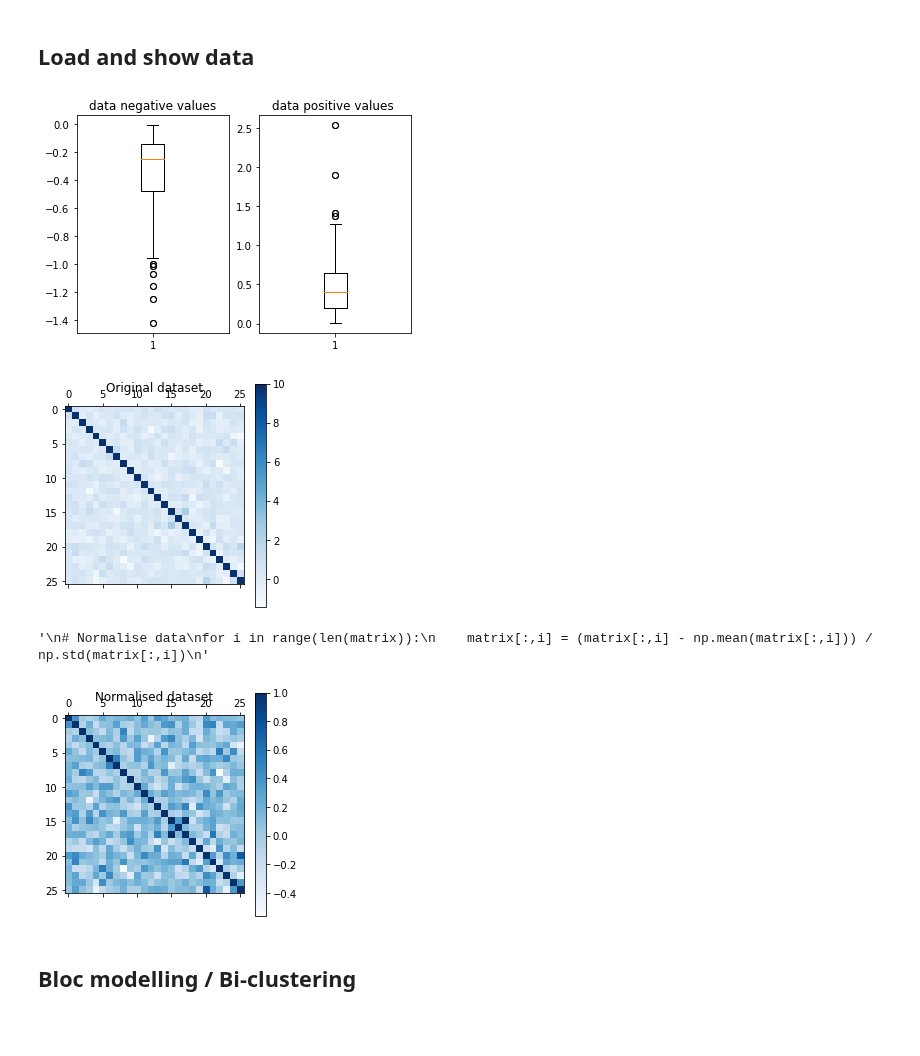
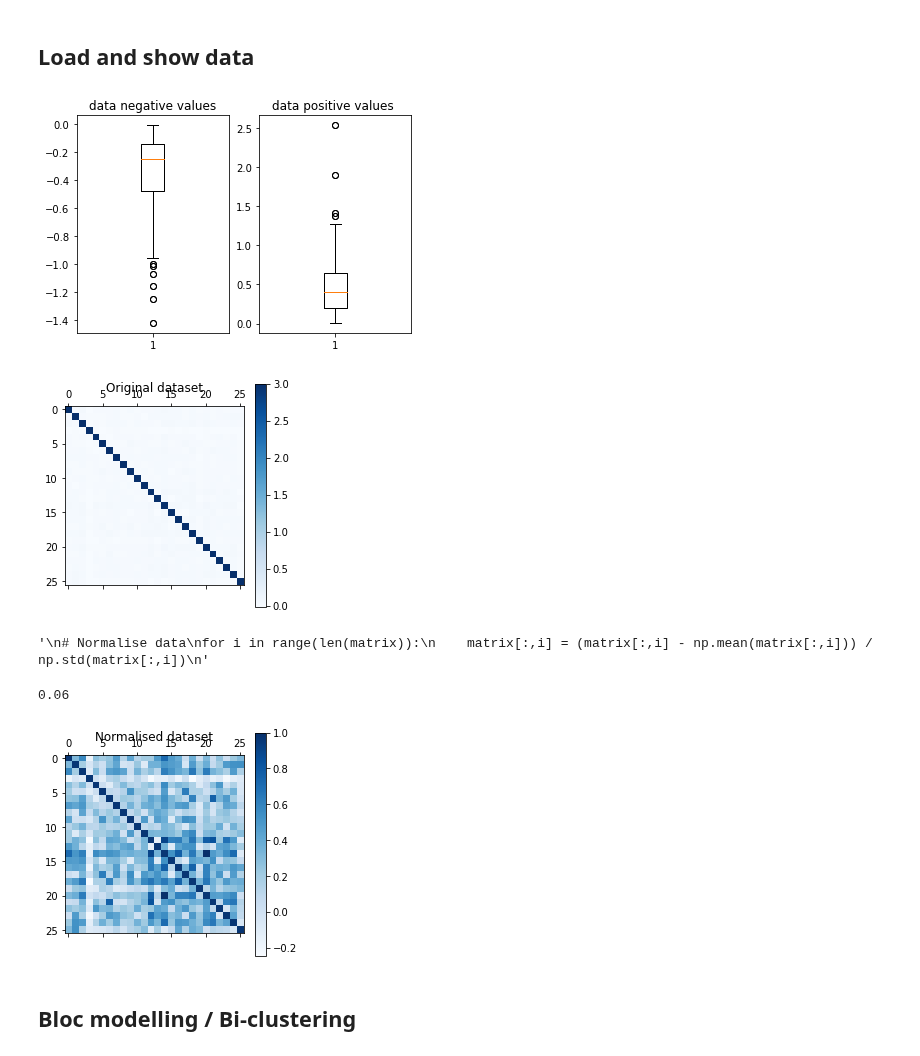
Before and after one commit to alexandremerasli/TFE, a Jupyter notebook: cluster_data.ipynb, the cells around one changed output. Saved outputs shown, nothing was run; the diff lists cells and outputs as text; code cells hidden in the pictures; blank space fills up the shorter version.

```diff
--- a/cluster_data.ipynb
+++ b/cluster_data.ipynb
@@ -46,35 +46,35 @@ def removeOutlierArray(matrix,subject):
 
     return new_mat
 
 # Remove outlier in vector if we find one
 def removeOutlierVector(matrix,subject):
     new_mat = np.copy(matrix)
     new_mat = np.delete(new_mat, (subject), axis=0)
     return new_mat
 
 # Boxplot
 orderOfMagnitude(np.copy(ISC_IBI))
 
 # Remove Inf in data for EDA and IBI (replace by 10 for the moment, greater than non diagonal values (1.9 for EDA and 2.5 for IBI))
 for i in range(N):
     ISC_IBI[i,i] = 10
     ISC_EDA[i,i] = 10
 
 # Remove outliers if there are some
 #ISC_EDA = removeOutlierArray(ISC_EDA,12)
 #ISC_EDA = removeOutlierArray(ISC_EDA,20)
 
 # Choose matrix to study
-matrix = ISC_IBI
+matrix = ISC_EEG
 
 # Show matrix data
 plt.matshow(matrix, cmap=plt.cm.Blues)
 plt.title("Original dataset")
 plt.colorbar()
 plt.show()
 # %% [output]
 [figure]
-[figure, old version]
+[figure, new version]
 # %%
 # Load true clusters
 condition = np.genfromtxt(os.path.join('condition.csv'),delimiter=',')
@@ -116,12 +122,15 @@ for i in range(len(matrix)):
 # %% [output]
 '\n# Normalise data\nfor i in range(len(matrix)):\n    matrix[:,i] = (matrix[:,i] - np.mean(matrix[:,i])) / np.std(matrix[:,i])\n'
 # %%
+matrix_dist = computeDistanceMatrix(50) # 50 means bigger non diagonal correlations almost 1
+matrix_norm = 1-matrix_dist
 plt.matshow(matrix_norm, cmap=plt.cm.Blues)
 plt.title("Normalised dataset")
 plt.colorbar()
 plt.show()
 # %% [output]
+0.06
-[figure, old version]
+[figure, new version]
 # %% [markdown]
 ## Bloc modelling / Bi-clustering
 # %%
```
Also changed, not shown: parts of 26 cells of this notebook.
